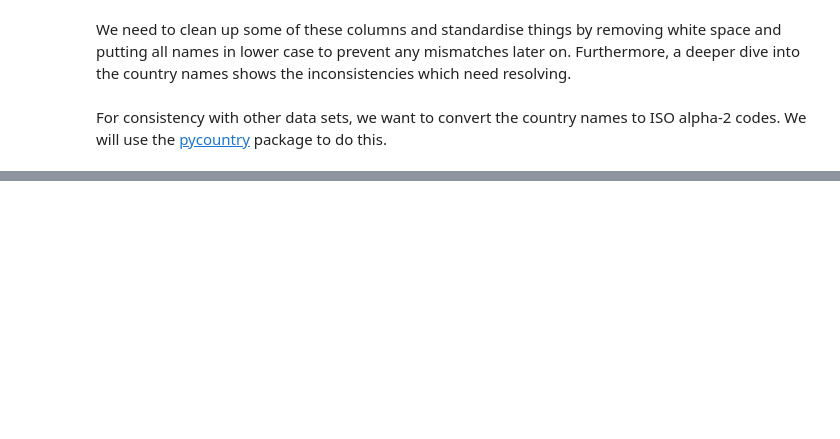
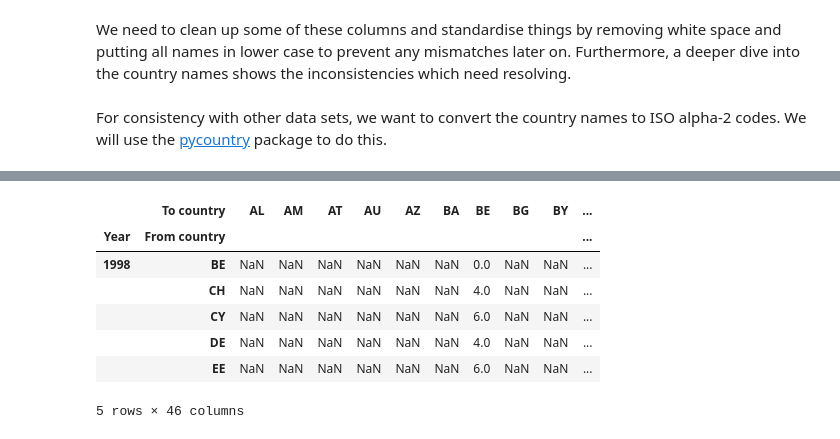
Before and after one commit to KatrionaGoldmann/Eurovision_TDS, a Jupyter notebook: eurovision/notebooks/data-wrang.ipynb, the cells around one changed output, grey strips where cells are left out. Cells and saved outputs as stored; diff of their text form; code cells hidden in the pictures; blank space fills up the shorter version.

```diff
--- a/eurovision/notebooks/data-wrang.ipynb
+++ b/eurovision/notebooks/data-wrang.ipynb
@@ -77,3 +82,19 @@ countries = [df['From country'], df['To country']]
 countries = np.sort(np.unique(countries))
 # %% [markdown]
 For consistency with other data sets, we want to convert the country names to ISO alpha-2 codes. We will use the [pycountry](https://pypi.org/project/pycountry/) package to do this.
+# %%
+# Get country codes
+country_codes = []
+for country in countries:
+    try:
+        country_codes.append(pycountry.countries.get(name=country).alpha_2)
+    except:
+        country_codes.append('NaN')
+
+# convert list to dictionary
+country_codes_dict = dict(zip(countries, country_codes))
+
+# print those NaN, who did not match to a country code
+for key, value in country_codes_dict.items():
+    if value == 'NaN':
+        print('Missing code: ' + key)
@@ -79,0 +158,15 @@ For consistency with other data sets, we want to convert the country names to IS
+# %%
+df2 = df.loc[df['Year'] < 2016]
+df_to_2016 = df2.pivot(index=['Year', 'From country'], columns=['To country'],
+                       values='Points')
+df_to_2016 = df_to_2016
+df_to_2016.head()
+# %% [output]
+|  | To country | AL | AM | AT | AU | AZ | BA | BE | BG | BY | ... |
+| Year | From country |  |  |  |  |  |  |  |  |  | ... |
+| 1998 | BE | NaN | NaN | NaN | NaN | NaN | NaN | 0.0 | NaN | NaN | ... |
+|  | CH | NaN | NaN | NaN | NaN | NaN | NaN | 4.0 | NaN | NaN | ... |
+|  | CY | NaN | NaN | NaN | NaN | NaN | NaN | 6.0 | NaN | NaN | ... |
+|  | DE | NaN | NaN | NaN | NaN | NaN | NaN | 4.0 | NaN | NaN | ... |
+|  | EE | NaN | NaN | NaN | NaN | NaN | NaN | 6.0 | NaN | NaN | ... |
+5 rows × 46 columns
```
Also changed, not shown: parts of 25 cells of this notebook.
